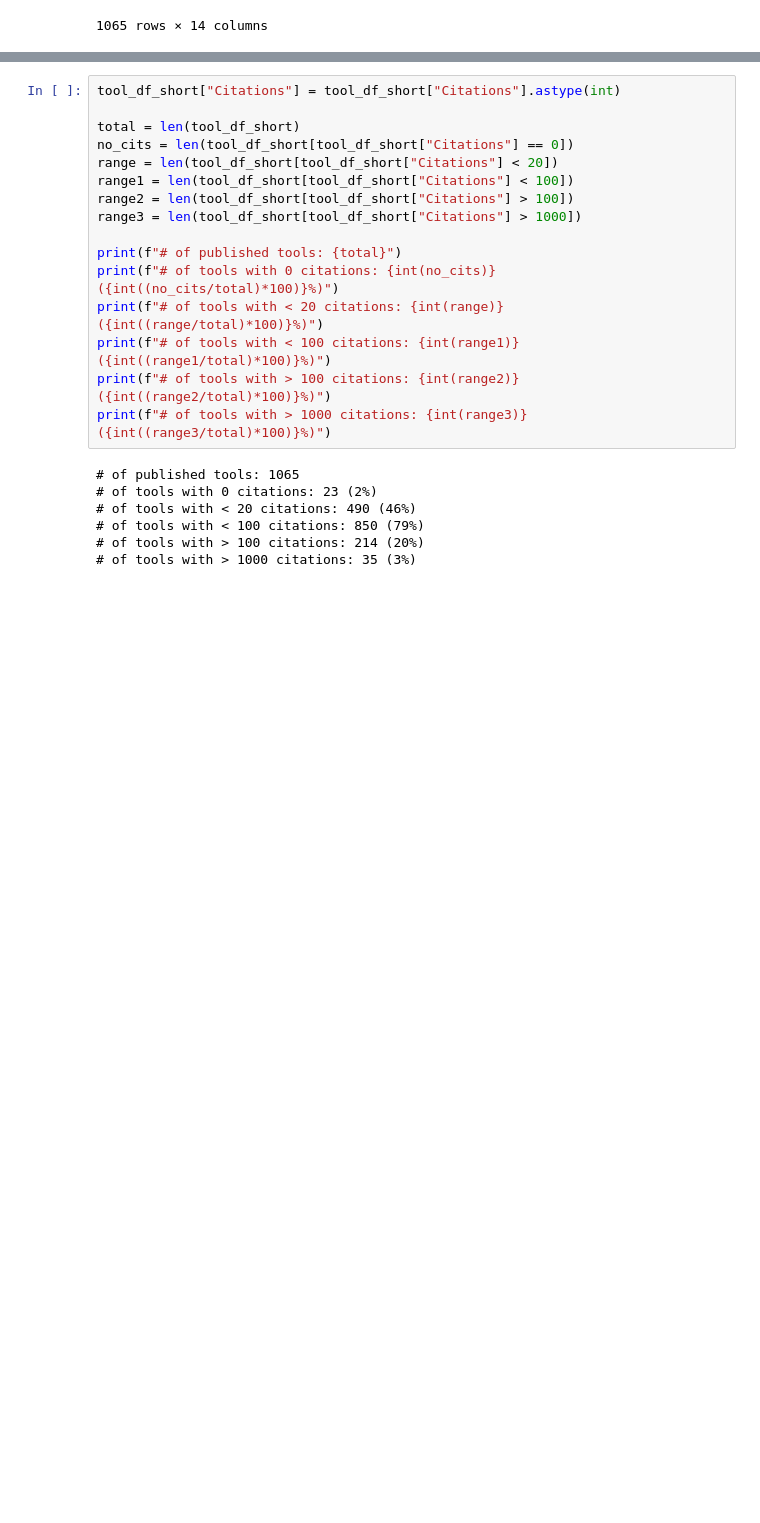
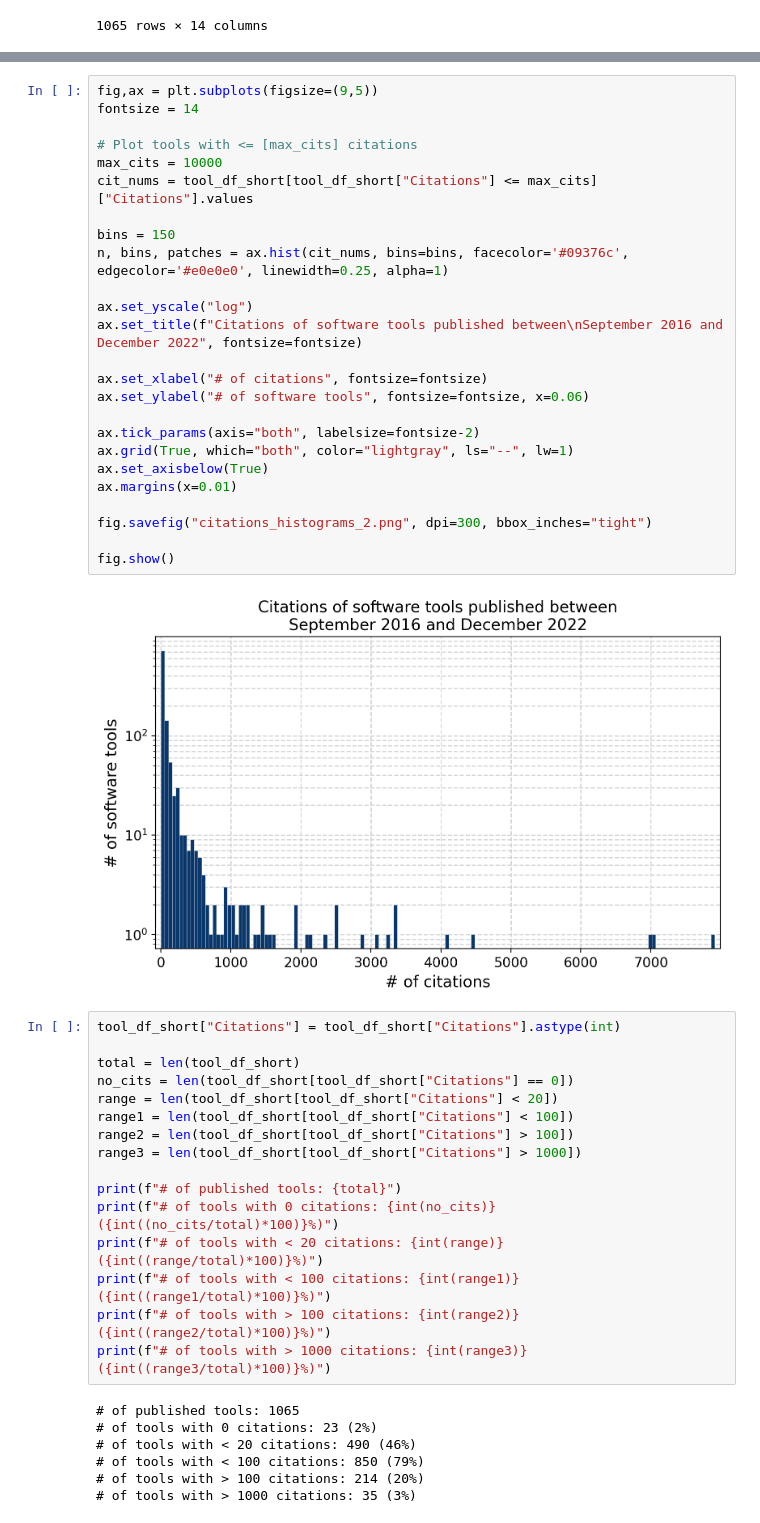
Before and after one commit to lauraluebbert/PhD_thesis, a Jupyter notebook: Chapter1_Introduction.ipynb, the cells around one changed output, grey strips where cells are left out. Saved outputs shown, nothing was run; the diff lists cells and outputs as text; blank space fills up the shorter version.

```diff
--- a/Chapter1_Introduction.ipynb
+++ b/Chapter1_Introduction.ipynb
@@ -283,3 +289,30 @@ fig.show()
+# %%
+fig,ax = plt.subplots(figsize=(9,5))
+fontsize = 14
+
+# Plot tools with <= [max_cits] citations
+max_cits = 10000
+cit_nums = tool_df_short[tool_df_short["Citations"] <= max_cits]["Citations"].values
+
+bins = 150
+n, bins, patches = ax.hist(cit_nums, bins=bins, facecolor='#09376c', edgecolor='#e0e0e0', linewidth=0.25, alpha=1)
+
+ax.set_yscale("log")
+ax.set_title(f"Citations of software tools published between\nSeptember 2016 and December 2022", fontsize=fontsize)
+
+ax.set_xlabel("# of citations", fontsize=fontsize)
+ax.set_ylabel("# of software tools", fontsize=fontsize, x=0.06)
+
+ax.tick_params(axis="both", labelsize=fontsize-2)
+ax.grid(True, which="both", color="lightgray", ls="--", lw=1)
+ax.set_axisbelow(True)
+ax.margins(x=0.01)
+
+fig.savefig("citations_histograms_2.png", dpi=300, bbox_inches="tight")
+
+fig.show()
+# %% [output]
+[figure, added]
 # %%
 tool_df_short["Citations"] = tool_df_short["Citations"].astype(int)
 
```
Also changed, not shown: parts of 8 cells of this notebook.
